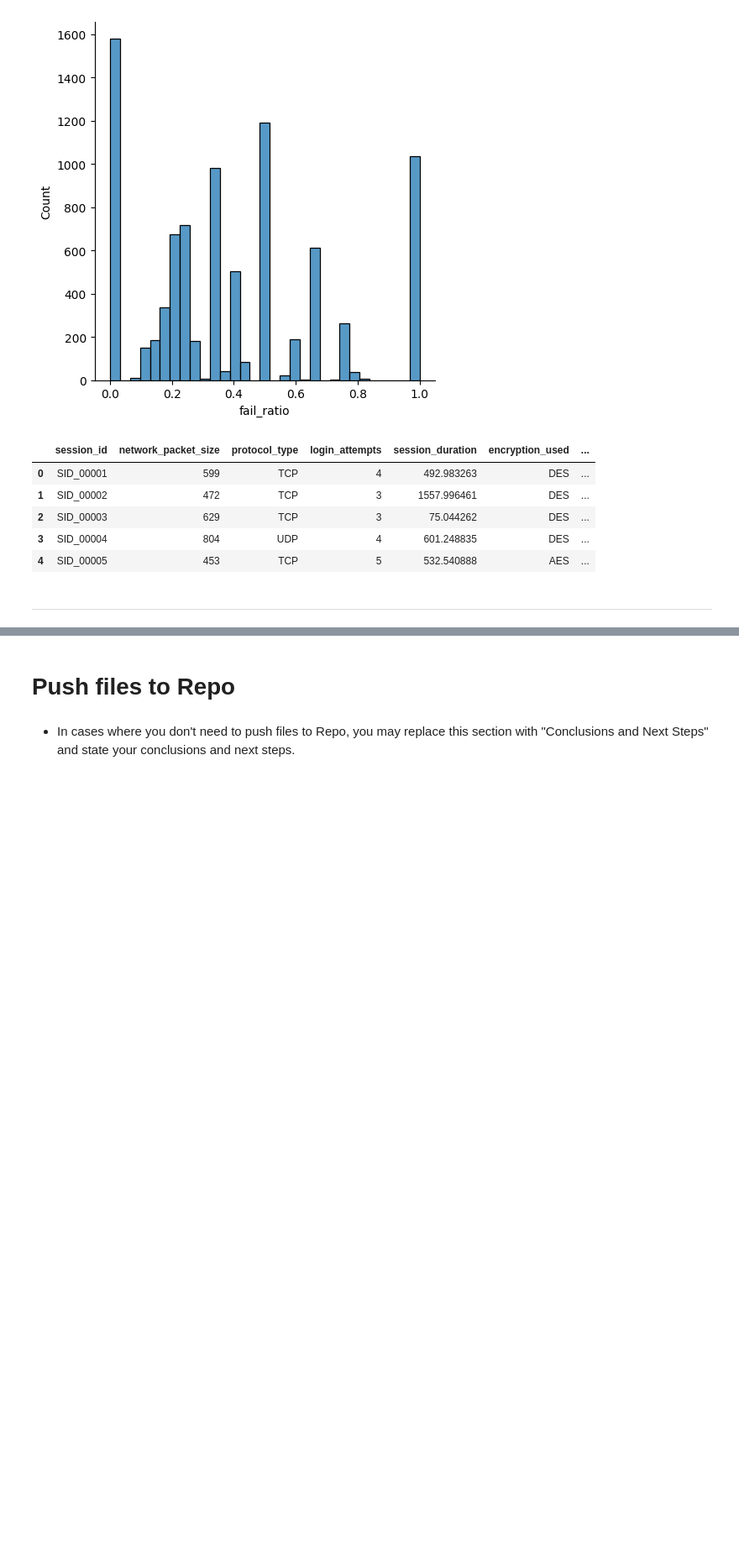
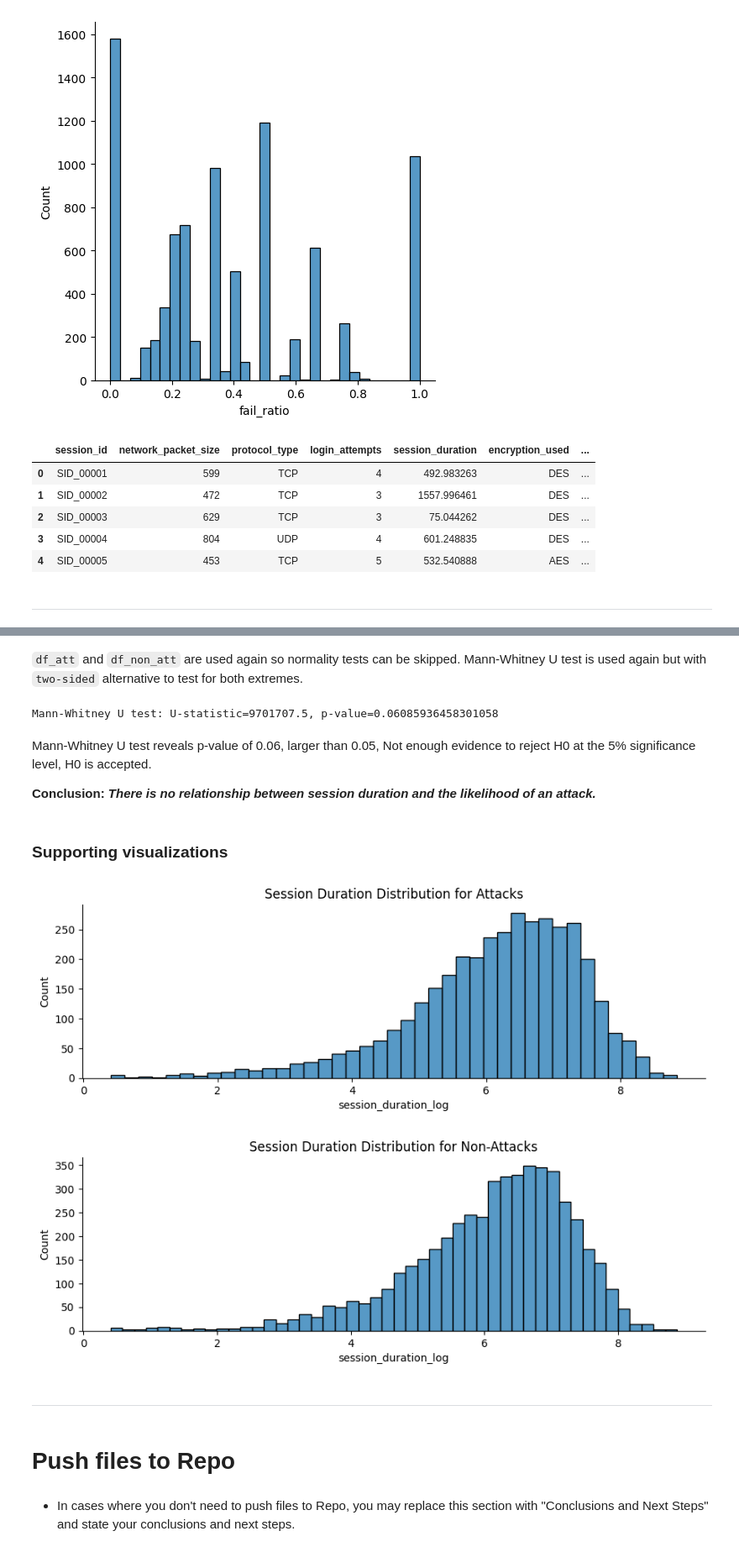
Before and after one commit to maleeper/Cyber, a Jupyter notebook: jupyter_notebooks/02_EDA.ipynb, the cells around one changed output, grey strips where cells are left out. Shown: that part at 84% size. Drawn from its saved outputs; the diff is of its cells as text; code cells hidden in the pictures; blank space fills up the shorter version.

```diff
--- a/jupyter_notebooks/02_EDA.ipynb
+++ b/jupyter_notebooks/02_EDA.ipynb
@@ -171,0 +180,4 @@ df.to_csv('data/processed/cybersecurity_intrusion_data_eda.csv', index=False)
+# %%
+# Split to attack and non-attack groups
+df_att = df[df['attack_detected']==1]
+df_non_att = df[df['attack_detected']==0]
@@ -172,3 +221,31 @@ df.to_csv('data/processed/cybersecurity_intrusion_data_eda.csv', index=False)
+# %% [markdown]
+`df_att` and `df_non_att` are used again so normality tests can be skipped. Mann-Whitney U test is used again but with `two-sided` alternative to test for both extremes.
+# %%
+# Mann-Whitney U test
+u_stat, p_value = mannwhitneyu(df_att['session_duration'], df_non_att['session_duration'], alternative='two-sided')
+print(f"Mann-Whitney U test: U-statistic={u_stat}, p-value={p_value}")
+# %% [output]
+Mann-Whitney U test: U-statistic=9701707.5, p-value=0.06085936458301058
+# %% [markdown]
+Mann-Whitney U test reveals p-value of 0.06, larger than 0.05, Not enough evidence to reject H0 at the 5% significance level, H0 is accepted.
+
+**Conclusion:** ***There is no relationship between session duration and the likelihood of an attack.***
+# %% [markdown]
+### Supporting visualizations
+# %%
+# Distribution plots for session duration
+sns.displot(df_att['session_duration_log'], height=3, aspect=3)
+plt.title(f'Session Duration Distribution for Attacks')
+plt.show()
+
+sns.displot(df_non_att['session_duration_log'], height=3, aspect=3)
+plt.title(f'Session Duration Distribution for Non-Attacks')
+plt.show()
+# %% [output]
+[figure, added]
+[figure, added]
+# %% [markdown]
+---
 # %% [markdown]
 # Push files to Repo
 # %% [markdown]
```
Also changed, not shown: parts of 11 cells of this notebook.
